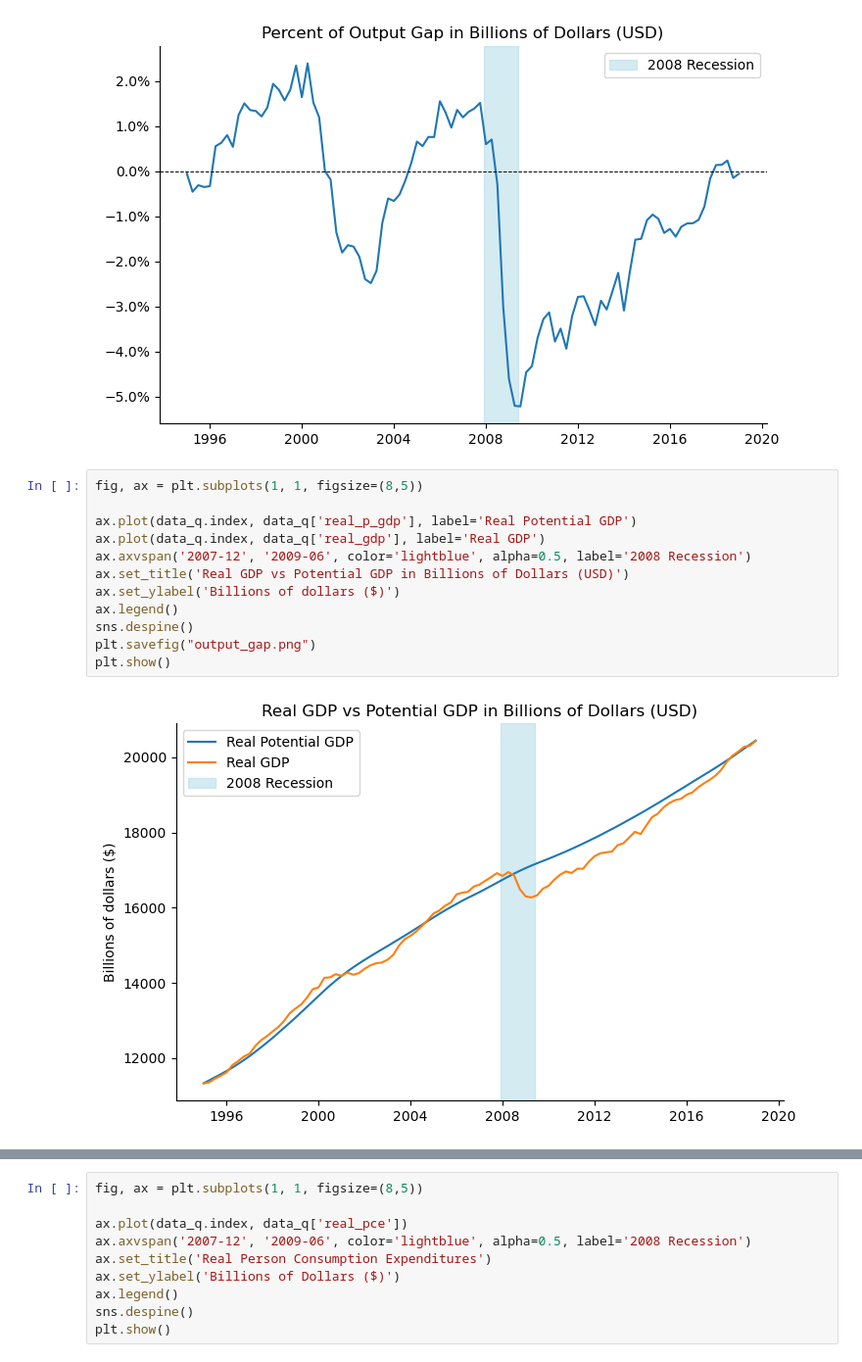
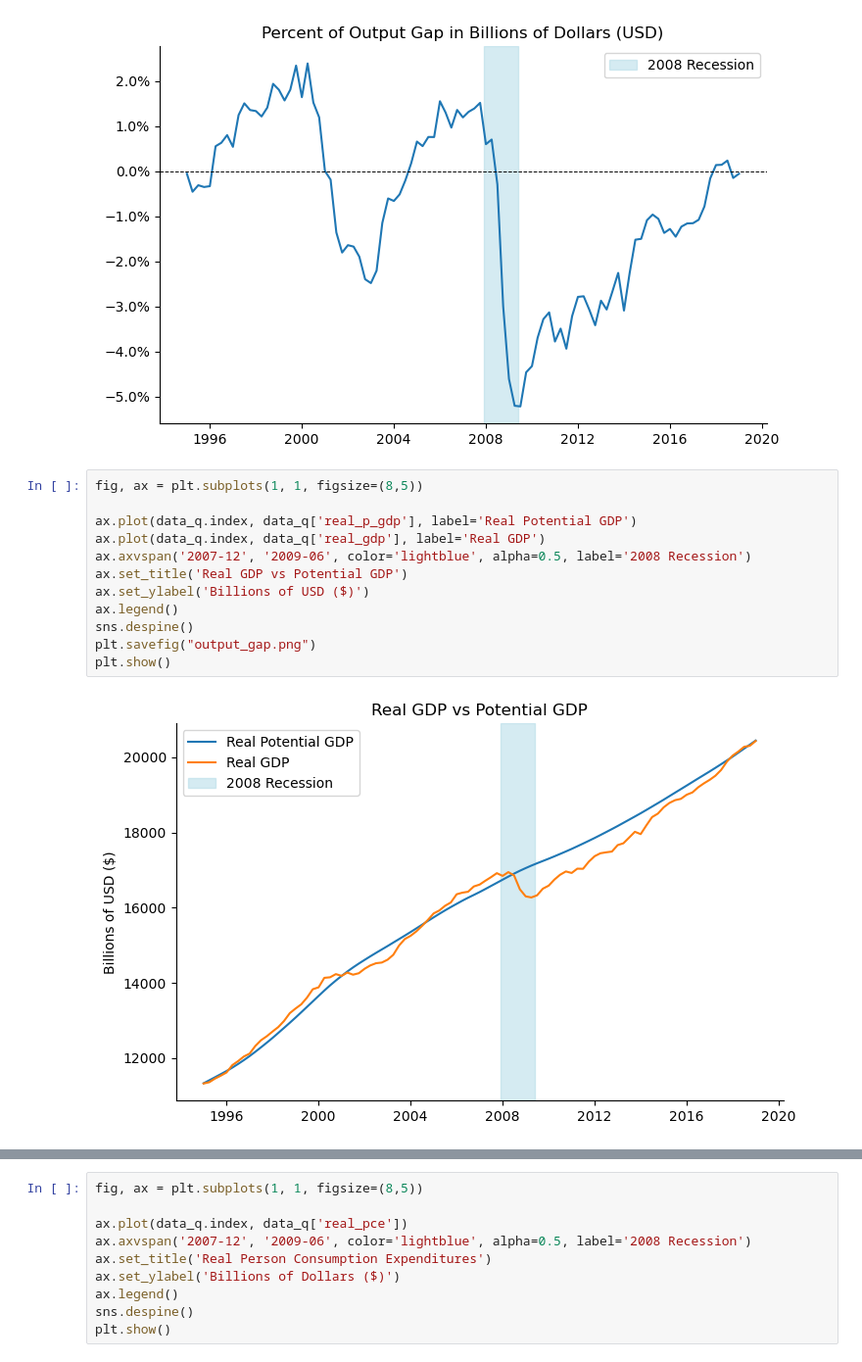
Before and after one commit to linssen2/econ570-project, a Jupyter notebook: output_gap.ipynb, the cells around one changed output, grey strips where cells are left out. Shown at 98% size. Cells and saved outputs as stored; diff of their text form.

```diff
--- a/output_gap.ipynb
+++ b/output_gap.ipynb
@@ -136,17 +136,17 @@ plt.show()
 # %%
 fig, ax = plt.subplots(1, 1, figsize=(8,5))
 
 ax.plot(data_q.index, data_q['real_p_gdp'], label='Real Potential GDP')
 ax.plot(data_q.index, data_q['real_gdp'], label='Real GDP')
 ax.axvspan('2007-12', '2009-06', color='lightblue', alpha=0.5, label='2008 Recession')
-ax.set_title('Real GDP vs Potential GDP in Billions of Dollars (USD)')
-ax.set_ylabel('Billions of dollars ($)')
+ax.set_title('Real GDP vs Potential GDP')
+ax.set_ylabel('Billions of USD ($)')
 ax.legend()
 sns.despine()
 plt.savefig("output_gap.png")
 plt.show()
 # %% [output]
-[figure, old version]
+[figure, new version]
 # %%
 fig, ax = plt.subplots(figsize=(8,5))
 
```
Also changed, not shown: parts of 20 cells of this notebook.
